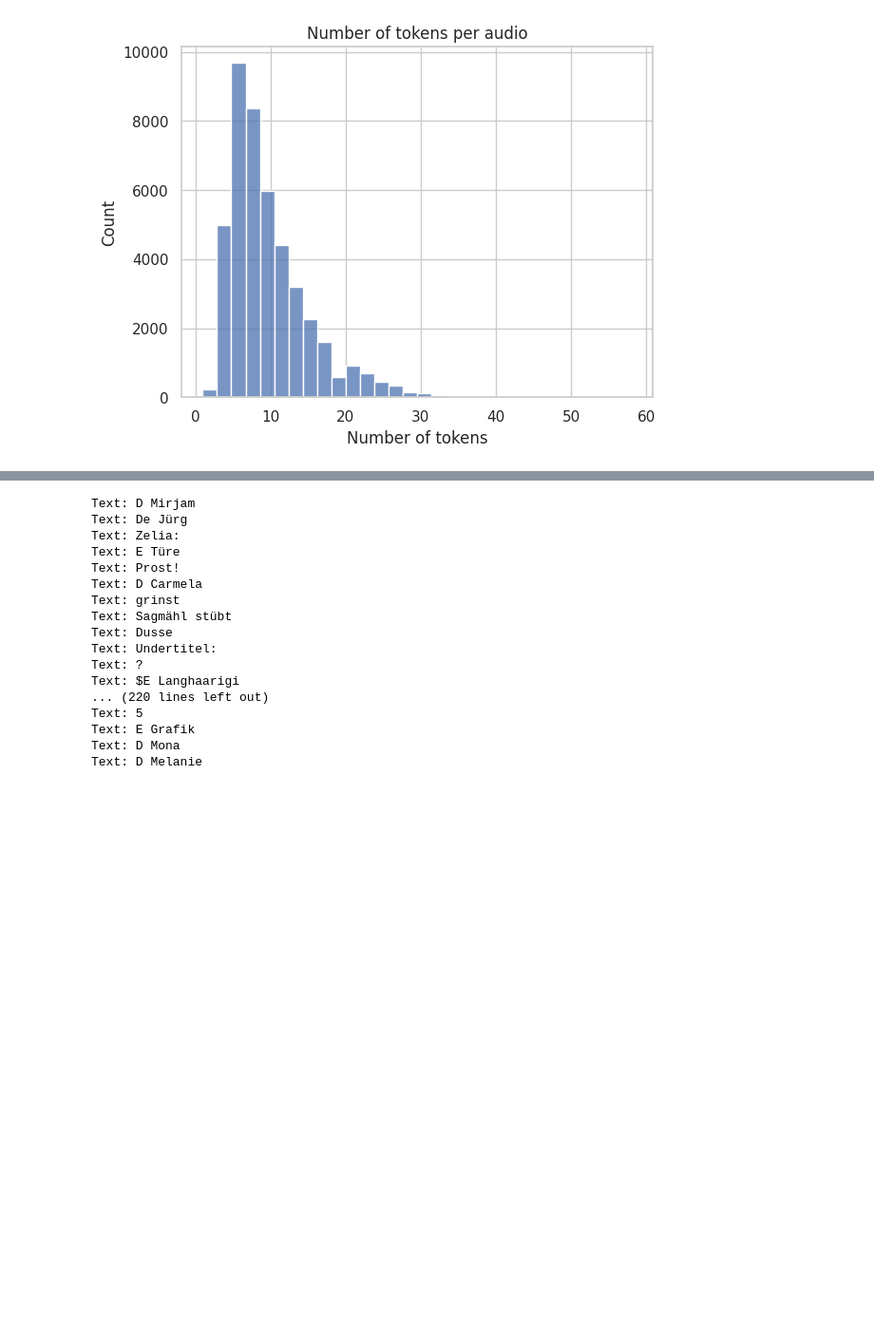
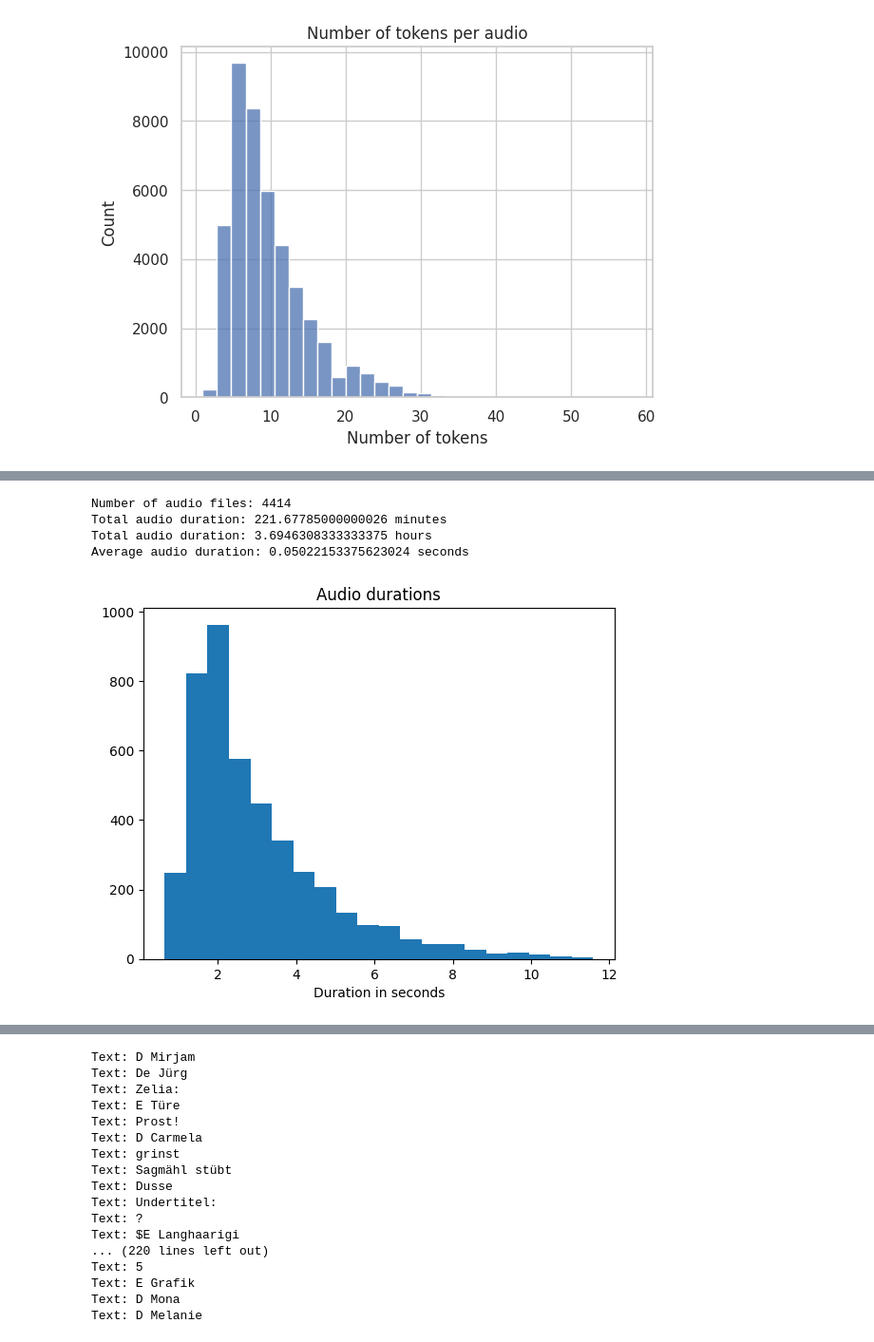
Before and after one commit to vera-bernhard/ma-code, a Jupyter notebook: data_raw/prepare_data_srfdata.ipynb, the cells around one changed output, grey strips where cells are left out. Shown at 95% size. Cells and saved outputs as stored; diff of their text form; code cells hidden in the pictures; blank space fills up the shorter version.

```diff
--- a/data_raw/prepare_data.ipynb
+++ b/data_raw/prepare_data_srfdata.ipynb
@@ -91,0 +136,9 @@ hist_plot(token_stats, 'nr_token', 'Number of tokens per audio', 'Number of toke
+# %%
+durations = get_stats(val_file)
+get_duration_plot(durations)
+# %% [output]
+Number of audio files: 4414
+Total audio duration: 221.67785000000026 minutes
+Total audio duration: 3.6946308333333375 hours
+Average audio duration: 0.05022153375623024 seconds
+[figure, added]
```
Also changed, not shown: parts of 5 cells of this notebook, 1 other file.
